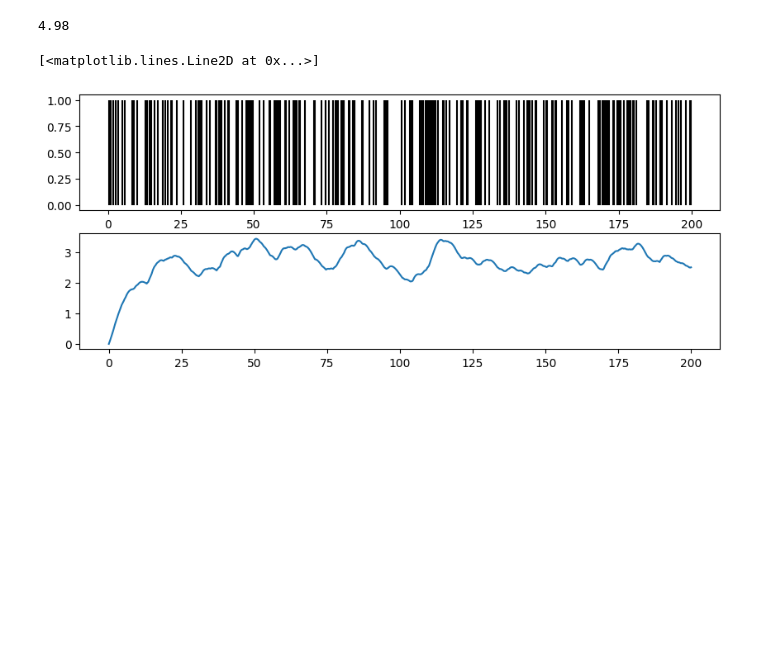
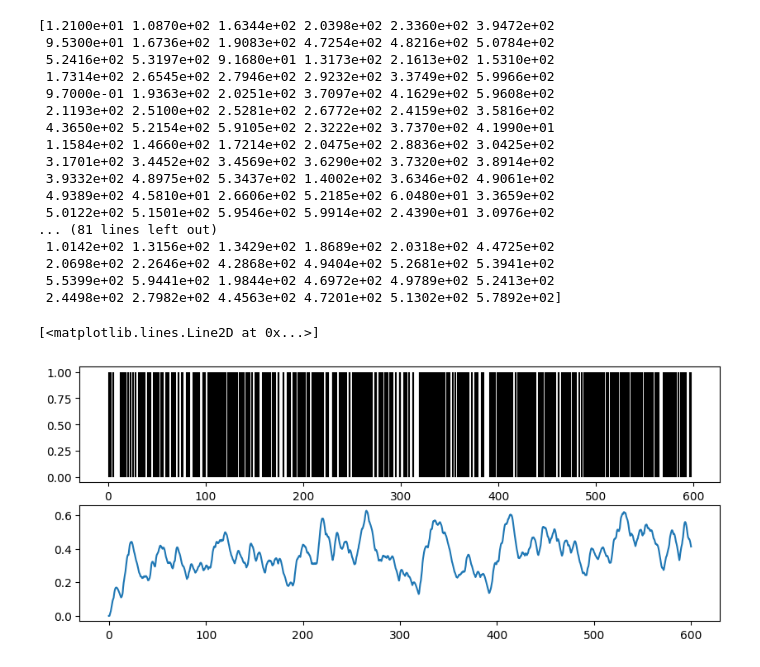
Before and after one commit to zaffo1/Noisy_Neurons, a Jupyter notebook: Stein.ipynb, the cells around one changed output. Cells and saved outputs as stored; diff of their text form; code cells hidden in the pictures; blank space fills up the shorter version.

Commit message:
multiple input neurons

```diff
--- a/Stein.ipynb
+++ b/Stein.ipynb
@@ -39,44 +39,64 @@ def simulate_neuron(I, tau, R, threshold, sigma, dt=0.01, duration=10):
 # %%
 # Simulation parameters
 tau = 4 # Membrane time constant (ms)
 R = 1    # Membrane resistance
 threshold = float('inf')  # Firing threshold
 sigma = 0  #NO STOCHASTIC NOISE
 
 dt = 0.01 # Time step (ms)
-duration = 200  # Duration of simulation (ms)
+duration = 600  # Duration of simulation (ms)
+t=np.arange(0, duration, dt)
 
-I = 1  # Input current (arbitrary units)
+I = 0  # Input current (arbitrary units)
 
-lamda_hz = 1000  # Rate of the Poisson process (in Hz)
+lamda_hz = 10  # Rate of the Poisson process (in Hz)
 lambda_ = lamda_hz/1e3  # Rate of the Poisson process (events per unit time (spikes/ms))
 
 w = 0.1 #synaptic weight
 
-# Generate Poisson process
-time_points = np.arange(0, duration, dt)
-events = np.random.poisson(lambda_ * dt, len(time_points))
-events[events > 1] = 1  # Ensure at most one event per timestep
+def background(dt, t, N_background):
+    bg = 0
+    spikes_bg = []
+    for j in range(N_background):
+        # Generate Poisson process
+        events = np.random.poisson(lambda_ * dt, len(t))
+        events[events > 1] = 1  # Ensure at most one event per timestep
 
-#obtain spike times
-t=np.arange(0, duration, dt)
-spikes_temp = events*t
-spike_times = spikes_temp[spikes_temp != 0]
-print(spike_times[5])
+        #obtain spike times
+        spikes_temp = events*t
+        spike_times = spikes_temp[spikes_temp != 0]
+        spikes_bg = np.concatenate((spikes_bg,spike_times))
+        #presinaptic input
+        epsilon=0
+        for i in range(len(spike_times)):
+            bg = bg + (((t-spike_times[i]))/tau)*np.exp(-(t-spike_times[i])/tau)*np.heaviside(t-spike_times[i],0.5)
+    return bg, spikes_bg
 
-#presinaptic input
-epsilon=0
-for i in range(len(spike_times)):
-    epsilon = epsilon + (t-spike_times[i])*np.exp(-(t-spike_times[i])/tau)*np.heaviside(t-spike_times[i],0.5)
-
-
+print(spikes_bg)
+bg, spikes_bg = background(dt,t, 100)
 spikes, voltages = simulate_neuron(I, tau, R, threshold, sigma, dt, duration)
 plt.figure(figsize=(10, 4))
 plt.subplot(2,1,1)
-plt.vlines(spike_times, ymin=0, ymax=1, colors='black', linestyles='-')
+plt.vlines(spikes_bg, ymin=0, ymax=1, colors='black', linestyles='-')
 plt.subplot(2,1,2)
-plt.plot(t, voltages+w*epsilon)
+plt.plot(t, voltages+w*bg)
 # %% [output]
-4.98
+[1.2100e+01 1.0870e+02 1.6344e+02 2.0398e+02 2.3360e+02 3.9472e+02
+ 9.5300e+01 1.6736e+02 1.9083e+02 4.7254e+02 4.8216e+02 5.0784e+02
+ 5.2416e+02 5.3197e+02 9.1680e+01 1.3173e+02 2.1613e+02 1.5310e+02
+ 1.7314e+02 2.6545e+02 2.7946e+02 2.9232e+02 3.3749e+02 5.9966e+02
+ 9.7000e-01 1.9363e+02 2.0251e+02 3.7097e+02 4.1629e+02 5.9608e+02
+ 2.1193e+02 2.5100e+02 2.5281e+02 2.6772e+02 2.4159e+02 3.5816e+02
+ 4.3650e+02 5.2154e+02 5.9105e+02 2.3222e+02 3.7370e+02 4.1990e+01
+ 1.1584e+02 1.4660e+02 1.7214e+02 2.0475e+02 2.8836e+02 3.0425e+02
+ 3.1701e+02 3.4452e+02 3.4569e+02 3.6290e+02 3.7320e+02 3.8914e+02
+ 3.9332e+02 4.8975e+02 5.3437e+02 1.4002e+02 3.6346e+02 4.9061e+02
+ 4.9389e+02 4.5810e+01 2.6606e+02 5.2185e+02 6.0480e+01 3.3659e+02
+ 5.0122e+02 5.1501e+02 5.9546e+02 5.9914e+02 2.4390e+01 3.0976e+02
+... (81 lines left out)
+ 1.0142e+02 1.3156e+02 1.3429e+02 1.8689e+02 2.0318e+02 4.4725e+02
+ 2.0698e+02 2.2646e+02 4.2868e+02 4.9404e+02 5.2681e+02 5.3941e+02
+ 5.5399e+02 5.9441e+02 1.9844e+02 4.6972e+02 4.9789e+02 5.2413e+02
+ 2.4498e+02 2.7982e+02 4.4563e+02 4.7201e+02 5.1302e+02 5.7892e+02]
 [<matplotlib.lines.Line2D at 0x...>]
-[figure, old version]
+[figure, new version]
```
Also changed, not shown: 1 other file.
